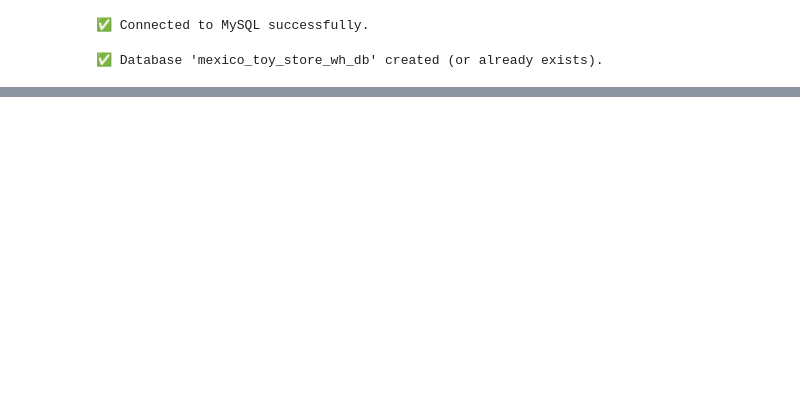
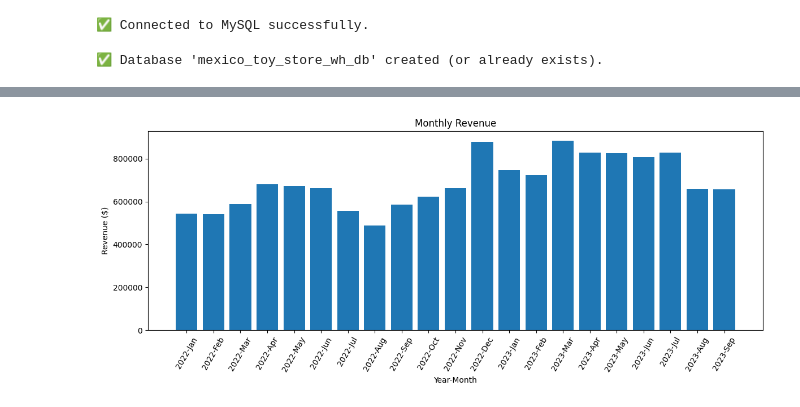
Before and after one commit to Mrschiss/IndusAnalProj, a Jupyter notebook: sql/mysql_loader.ipynb, the cells around one changed output, grey strips where cells are left out. Cells and saved outputs as stored; diff of their text form; code cells hidden in the pictures; blank space fills up the shorter version.

```diff
--- a/sql/mysql_loader.ipynb
+++ b/sql/mysql_loader.ipynb
@@ -81,0 +264,24 @@ sales_df.head()
+# %%
+#Monthly Revenue Trend
+monthly_sales = sales_df.groupby(['Year', 'Month', 'Month_Name']).agg(
+    Revenue=('Revenue', 'sum')
+).reset_index()
+
+# Sort by Year and Month
+monthly_sales = monthly_sales.sort_values(['Year', 'Month'])
+
+# Create a nice label like "2022-Jan"
+monthly_sales['YearMonth'] = (
+    monthly_sales['Year'].astype(str) + '-' + monthly_sales['Month_Name'].str.slice(0,3)
+)
+
+plt.figure(figsize=(12, 5))
+plt.bar(monthly_sales['YearMonth'], monthly_sales['Revenue'])
+plt.title('Monthly Revenue')
+plt.xlabel('Year-Month')
+plt.ylabel('Revenue ($)')
+plt.xticks(rotation=60)
+plt.tight_layout()
+plt.show()
+# %% [output]
+[figure, added]
```
Also changed, not shown: parts of 28 cells of this notebook, 1 other file.
